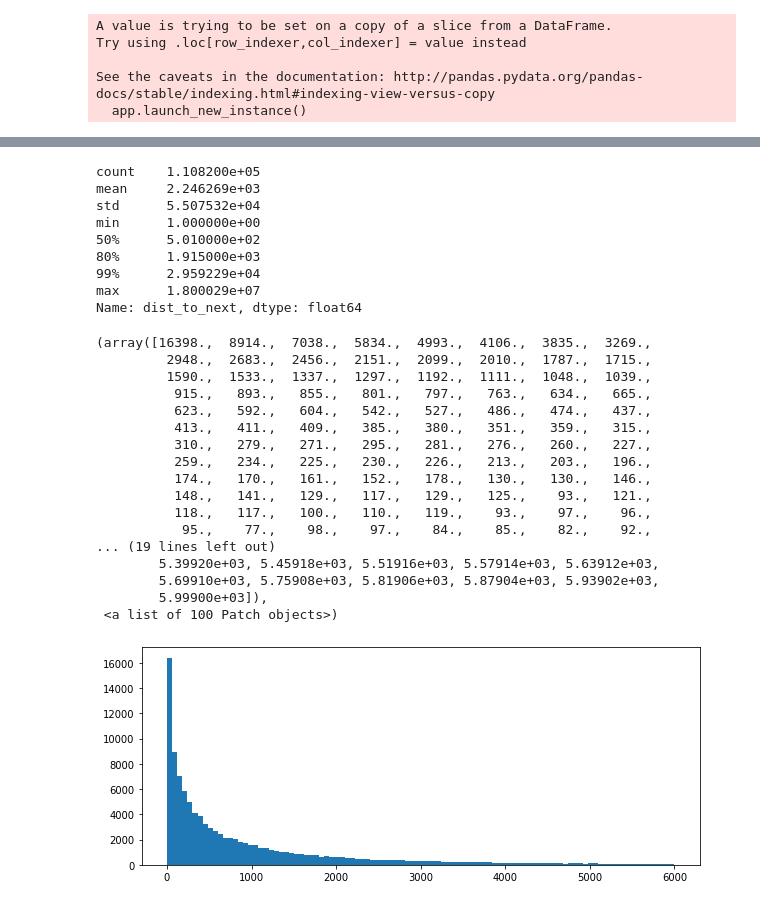
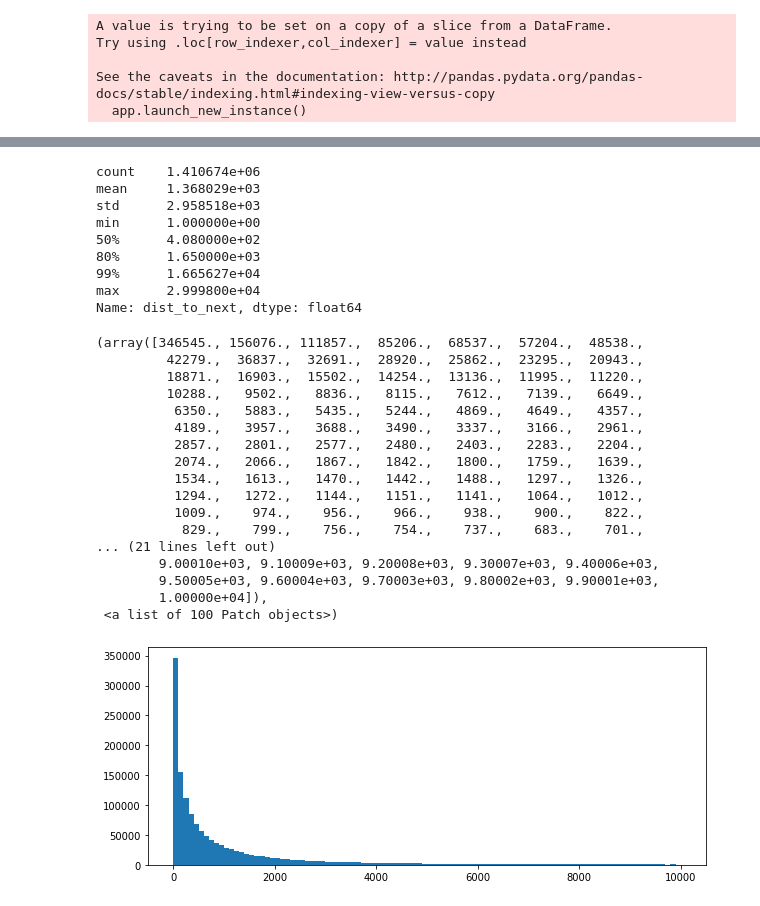
Before and after one commit to mheskett/acp.phasing.analysis, a Jupyter notebook: analyze.phased.vcf.ipynb, the cells around one changed output, grey strips where cells are left out. Drawn from its saved outputs; the diff is of its cells as text; code cells hidden in the pictures.

```diff
--- a/analyze.phased.vcf.ipynb
+++ b/analyze.phased.vcf.ipynb
@@ -6,7 +7,7 @@ import seaborn as sns
 %matplotlib inline
 # %%
 ## Upload the file with basic headers.
-df = pd.read_csv("/Users/heskett/acp.phasing.analysis/pat1_imputed_phased.chr1.txt",sep="\t",header=None,index_col=None,
+df = pd.read_csv("/Users/heskett/acp.phasing.analysis/pat1_imputed_phased.noheader.txt",sep="\t",header=None,index_col=None,
             names=["chrom","pos","rsid","ref","alt","qual","filter","info","format","son","dad","mom"],
             dtype = {"chrom":str,"pos":int,"rsid":str,"ref":str,"alt":str,"qual":str,"filter":str,
                                  "info":str,"format":str,"son":str,"dad":str,"mom":str})
@@ -23,34 +45,34 @@ See the caveats in the documentation: http://pandas.pydata.org/pandas-docs/stabl
 # %%
-df_spdf_son_phased["dist_to_next"].describe(percentiles=[.8,0.99])
+df_son_phased[(df_son_phased["dist_to_next"]>=0) & (df_son_phased["dist_to_next"]<=30000)]["dist_to_next"].describe(percentiles=[.8,0.99])
 # %% [output]
-count    1.108200e+05
-mean     2.246269e+03
-std      5.507532e+04
+count    1.410674e+06
+mean     1.368029e+03
+std      2.958518e+03
 min      1.000000e+00
-50%      5.010000e+02
-80%      1.915000e+03
-99%      2.959229e+04
-max      1.800029e+07
+50%      4.080000e+02
+80%      1.650000e+03
+99%      1.665627e+04
+max      2.999800e+04
 Name: dist_to_next, dtype: float64
 # %%
 fig, ax = plt.subplots(figsize=(10,4))
-plt.hist(df_son_phased[df_son_phased["dist_to_next"]<=6000]["dist_to_next"],bins=100)
+plt.hist(df_son_phased[(df_son_phased["dist_to_next"]<=10000) & (df_son_phased["dist_to_next"]>=0)]["dist_to_next"],bins=100)
 # %% [output]
-(array([16398.,  8914.,  7038.,  5834.,  4993.,  4106.,  3835.,  3269.,
-         2948.,  2683.,  2456.,  2151.,  2099.,  2010.,  1787.,  1715.,
-         1590.,  1533.,  1337.,  1297.,  1192.,  1111.,  1048.,  1039.,
-          915.,   893.,   855.,   801.,   797.,   763.,   634.,   665.,
-          623.,   592.,   604.,   542.,   527.,   486.,   474.,   437.,
-          413.,   411.,   409.,   385.,   380.,   351.,   359.,   315.,
-          310.,   279.,   271.,   295.,   281.,   276.,   260.,   227.,
-          259.,   234.,   225.,   230.,   226.,   213.,   203.,   196.,
-          174.,   170.,   161.,   152.,   178.,   130.,   130.,   146.,
-          148.,   141.,   129.,   117.,   129.,   125.,    93.,   121.,
-          118.,   117.,   100.,   110.,   119.,    93.,    97.,    96.,
-           95.,    77.,    98.,    97.,    84.,    85.,    82.,    92.,
-... (19 lines left out)
-        5.39920e+03, 5.45918e+03, 5.51916e+03, 5.57914e+03, 5.63912e+03,
-        5.69910e+03, 5.75908e+03, 5.81906e+03, 5.87904e+03, 5.93902e+03,
-        5.99900e+03]),
+(array([346545., 156076., 111857.,  85206.,  68537.,  57204.,  48538.,
+         42279.,  36837.,  32691.,  28920.,  25862.,  23295.,  20943.,
+         18871.,  16903.,  15502.,  14254.,  13136.,  11995.,  11220.,
+         10288.,   9502.,   8836.,   8115.,   7612.,   7139.,   6649.,
+          6350.,   5883.,   5435.,   5244.,   4869.,   4649.,   4357.,
+          4189.,   3957.,   3688.,   3490.,   3337.,   3166.,   2961.,
+          2857.,   2801.,   2577.,   2480.,   2403.,   2283.,   2204.,
+          2074.,   2066.,   1867.,   1842.,   1800.,   1759.,   1639.,
+          1534.,   1613.,   1470.,   1442.,   1488.,   1297.,   1326.,
+          1294.,   1272.,   1144.,   1151.,   1141.,   1064.,   1012.,
+          1009.,    974.,    956.,    966.,    938.,    900.,    822.,
+           829.,    799.,    756.,    754.,    737.,    683.,    701.,
+... (21 lines left out)
+        9.00010e+03, 9.10009e+03, 9.20008e+03, 9.30007e+03, 9.40006e+03,
+        9.50005e+03, 9.60004e+03, 9.70003e+03, 9.80002e+03, 9.90001e+03,
+        1.00000e+04]),
  <a list of 100 Patch objects>)
-[figure, old version]
+[figure, new version]
```
Also changed, not shown: parts of 3 cells of this notebook.
